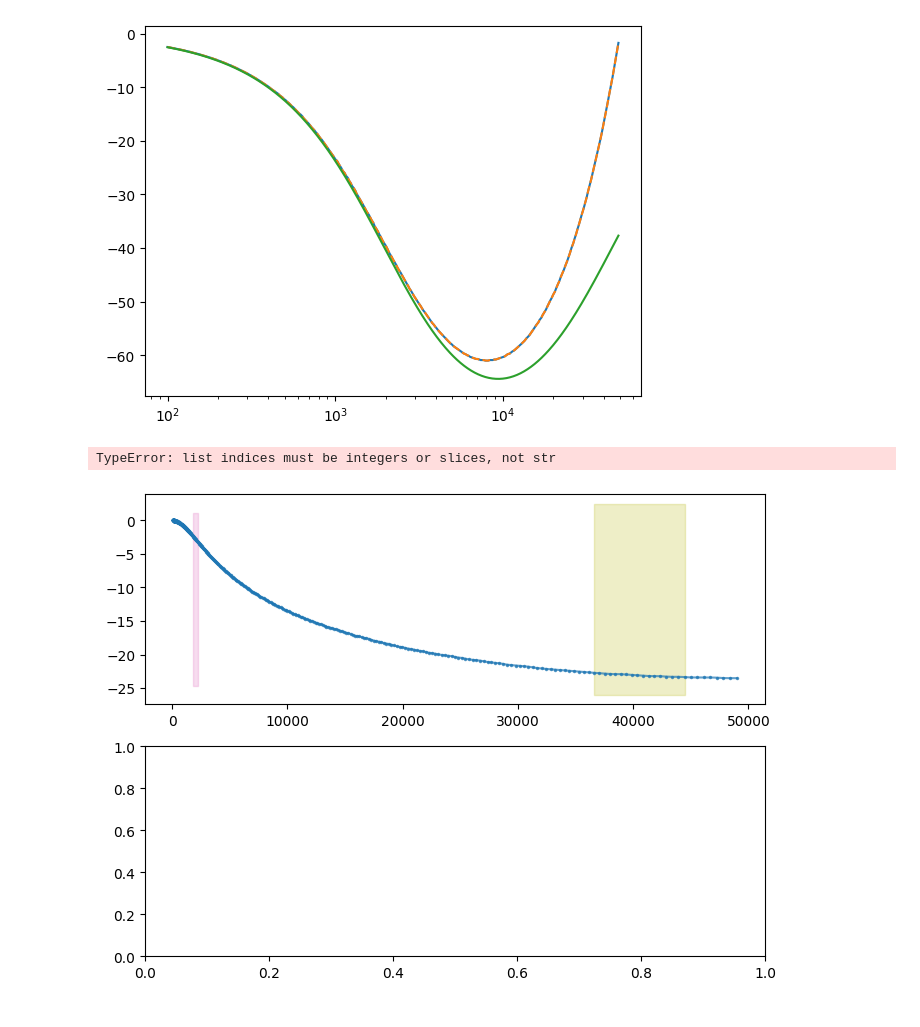
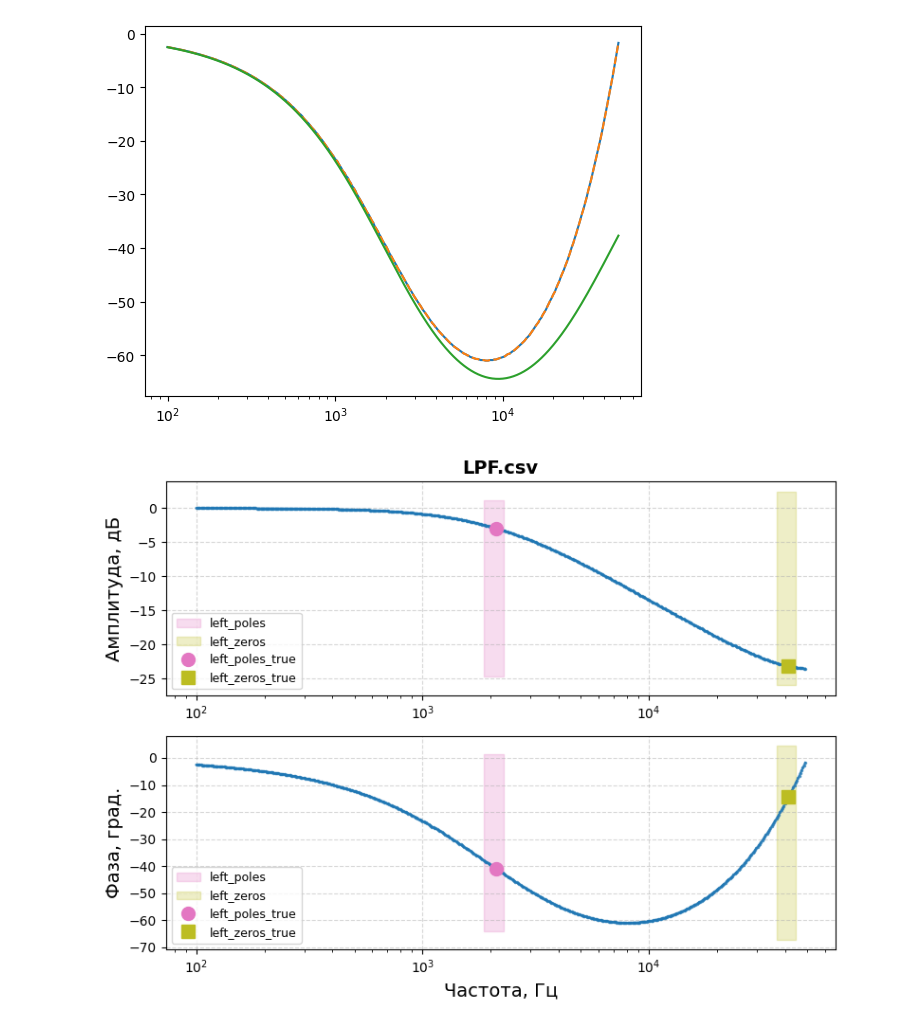
Before and after one commit to romangorbunov91/frequency-response-encoder, a Jupyter notebook: test_nb.ipynb, the cells around one changed output. Saved outputs shown, nothing was run; the diff lists cells and outputs as text; code cells hidden in the pictures.

```diff
--- a/test_nb.ipynb
+++ b/test_nb.ipynb
@@ -117,6 +121,8 @@ PLOT_CONFIG = {
     'markersize_data': 3,
     'markersize_mask': 10,
     'grid_alpha': 0.5,
+    'legend_framealpha': 0.8,
+    'legend_loc': 'best',
     'plots': [
         {
             'ylabel': 'Амплитуда, дБ', # 'Magnitude, dB'
@@ -324,19 +263,22 @@ for data in data_list:
                 logits = model(inputs.unsqueeze(0).to(device))
                 predictions_list.append((torch.sigmoid(logits.squeeze(0)) > threshold).float().detach().cpu().numpy())
 # %%
-freq_masks_list = [
-    [[wp/(2*np.pi)], [], [wz/(2*np.pi)], []]
+freq_masks_list = [{
+    "left_poles": [wp/(2*np.pi)],
+    "right_poles": [],
+    "left_zeros": [wz/(2*np.pi)],
+    "right_zeros": []
+    }
 ]
 
 for data, freq_masks, predictions, sample_file_name in zip(data_list, freq_masks_list, predictions_list, sample_file_name_list):
-    masks = freq_masks_to_mask(freq_masks=freq_masks, freq=data[0,:])
+    masks = zeros_poles_freq_to_positions(zeros_poles_freq_dict=freq_masks, freq=data[0,:])
     plot_responses(
         plot_config=PLOT_CONFIG,
         data=data,
         title=sample_file_name,
         regions=predictions,
         masks=masks
         )
 # %% [output]
-TypeError: list indices must be integers or slices, not str
-[figure, old version]
+[figure, new version]
```
Also changed, not shown: parts of 6 cells of this notebook, 1 other file.
